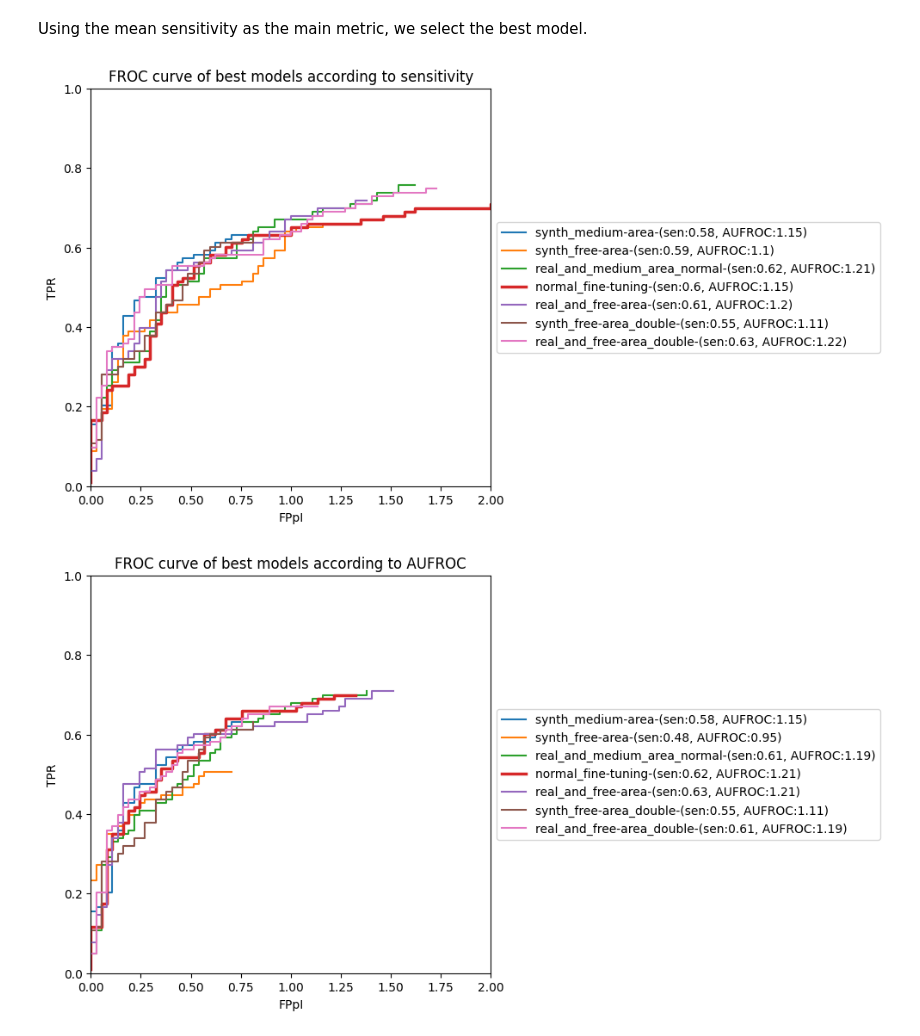
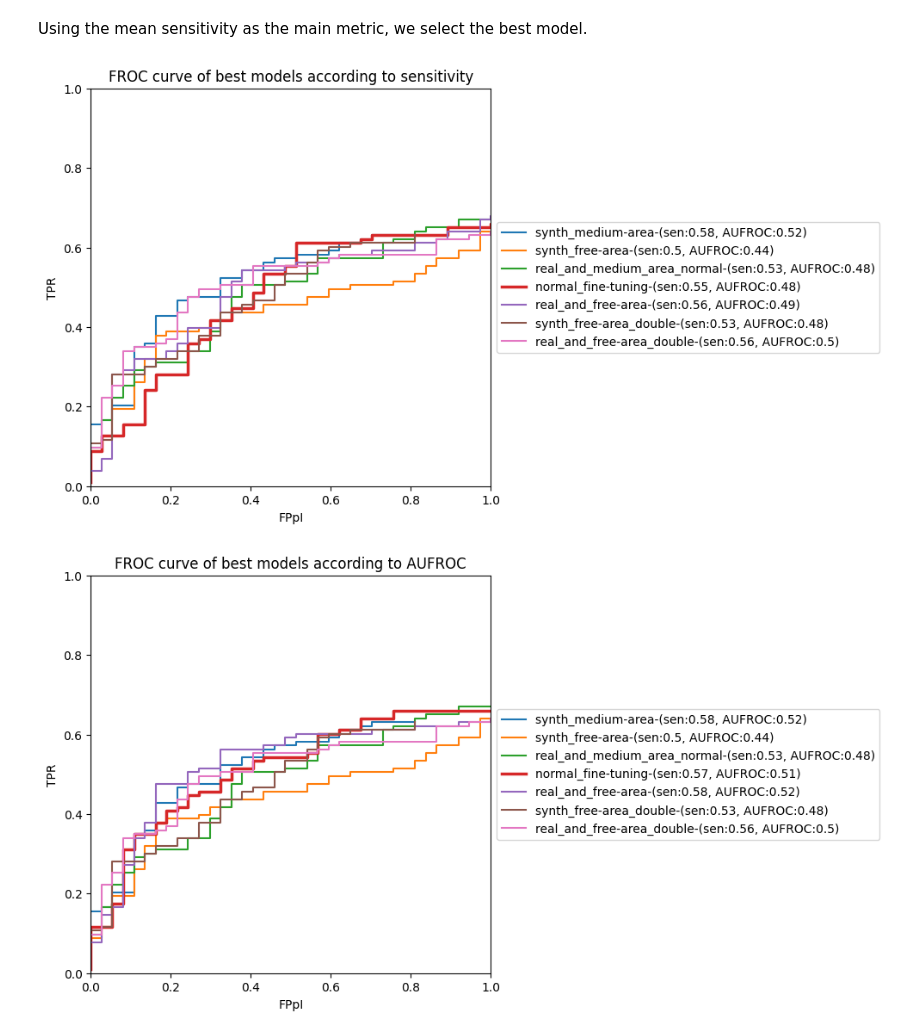
Before and after one commit to Likalto4/CEM-Detect, a Jupyter notebook: detection/evaluation/validation/best_model_selection.ipynb, the cells around one changed output. Drawn from its saved outputs; the diff is of its cells as text; code cells hidden in the pictures.

```diff
--- a/detection/evaluation/validation/best_model_selection.ipynb
+++ b/detection/evaluation/validation/best_model_selection.ipynb
@@ -197,8 +197,8 @@ Using the mean sensitivity as the main metric, we select the best model.
 # %%
 def computing_sensitivity_at_FPpI(froc_info):
     # compute sensitivity at:
-    # sen_at = [1/4, 2/4, 3/4, 1]
-    sen_at = [1/5, 1, 2, 3]
+    sen_at = [1/4, 2/4, 3/4, 1]
+    # sen_at = [1, 2, 3, 4]
     sensitivity_df = None
     for FPpI in sen_at:
         c_sen = np.interp(x=FPpI, xp=froc_info['FPpI'], fp=froc_info['TPR'])
@@ -233,7 +233,7 @@ def AUFROC_computing(froc_info, FPpI_limit=1.0):
     # compute the area under the curve using the trapezoidal rule
     AUC_value = np.trapz(froc_info['TPR'], x=froc_info['FPpI'])
 
-    return AUC_value
+    return AUC_value/FPpI_limit
 # %%
 def get_best_models(split_name, metric_name):
     """given a split and a metric, get the best models for each model type
@@ -243,7 +243,7 @@ def get_best_models(split_name, metric_name):
         metric_name (str): metric name: sensitivity, AUFROC
     """
     # save the best models
-    best_model_saving = repo_path / f'detection/evaluation/data/validation' / f'{split_name}' / 'best_models'
+    best_model_saving = repo_path / f'detection/evaluation/data/validation' / f'{split_name}' / 'best_models_'
     best_model_saving.mkdir(parents=True, exist_ok=True)
     # select the best model among all possible type
     metric_dir = repo_path / f'detection/evaluation/data/validation/{split_name}/{metric_name}'
@@ -274,37 +274,37 @@ for metric_name in ['sensitivity', 'AUFROC']:
 
     # show the best models curves
     ### editable
-    FPpI_limit = 2
+    FPpI_limit = 1
     ###
 
 
     split_dir = repo_path / f'detection/evaluation/data/validation/{split_name}'
 
     fig, ax = plt.subplots(figsize=(6,6))
     ax.set_xlabel('FPpI')
     ax.set_ylabel('TPR')
     ax.set_title(f'FROC curve of best models according to {metric_name}')
     # set TPR limits
     ax.set_ylim(0,1)
     ax.set_xlim(0,FPpI_limit)
 
     for i, row in best_models.iterrows():
         csv_path = split_dir / row['model_type'] / f'{row["model_name"]}.csv'
         model_type = row["model_type"]
         froc_info = pd.read_csv(csv_path)
         sensitivity_df, average_sen = computing_sensitivity_at_FPpI(froc_info)
         aufroc = AUFROC_computing(froc_info, FPpI_limit)
 
         if 'fine-tuning' in row["model_type"]:
             ax.plot(froc_info['FPpI'], froc_info['TPR'], marker='',
                 label=f'{row["model_type"]}-(sen:{average_sen.round(2)}, AUFROC:{aufroc.round(2)})',
                 linestyle='-', linewidth=2.5)
         else:
             ax.plot(froc_info['FPpI'], froc_info['TPR'], marker='',
                 label=f'{row["model_type"]}-(sen:{average_sen.round(2)}, AUFROC:{aufroc.round(2)})',
                 linestyle='-', linewidth=1.5)
     # legend outside
     ax.legend(loc='center left', bbox_to_anchor=(1, 0.5))
 # %% [output]
-[figure, old version]
+[figure, new version]
-[figure, old version]
+[figure, new version]
```
Also changed, not shown: 8 other files.
